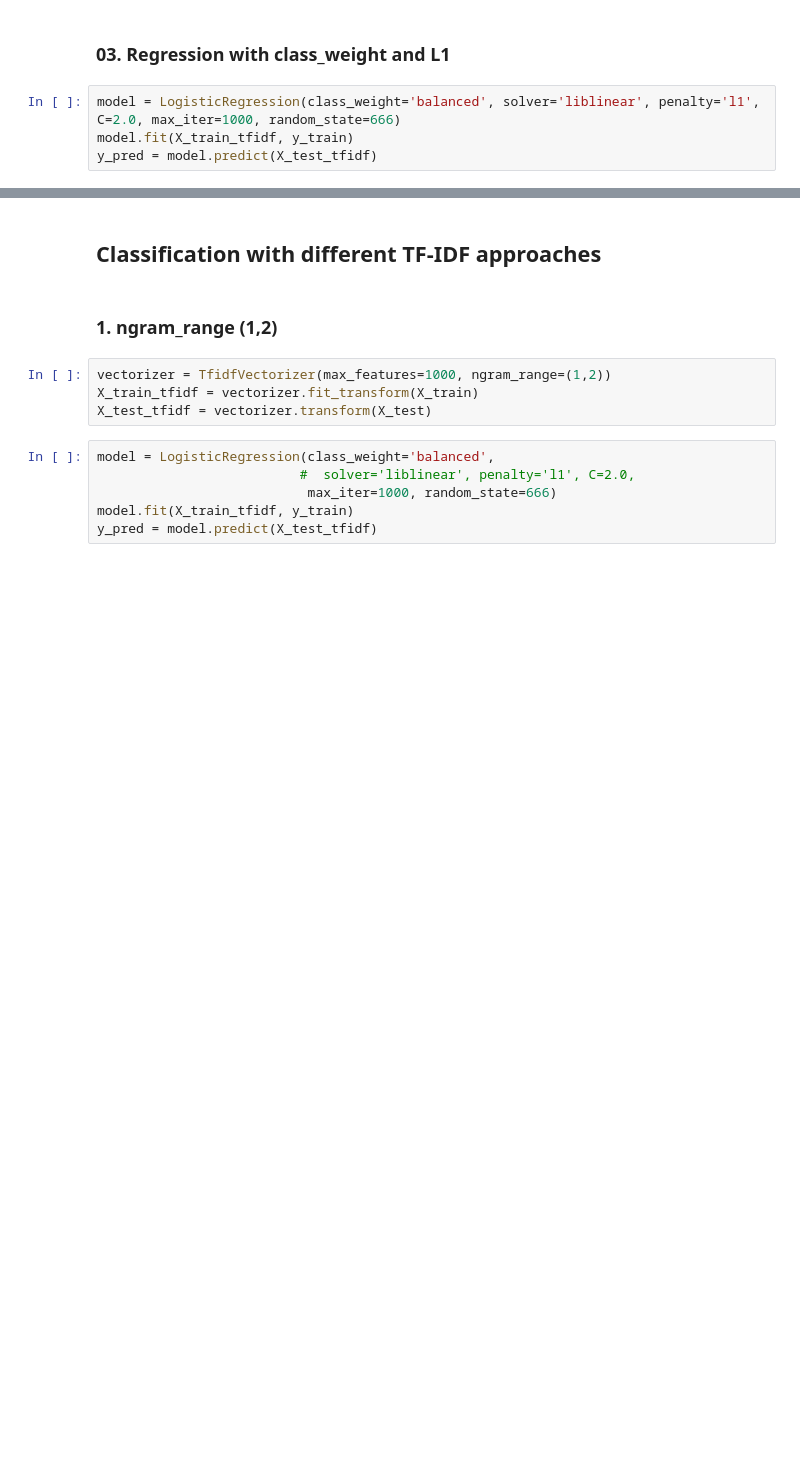
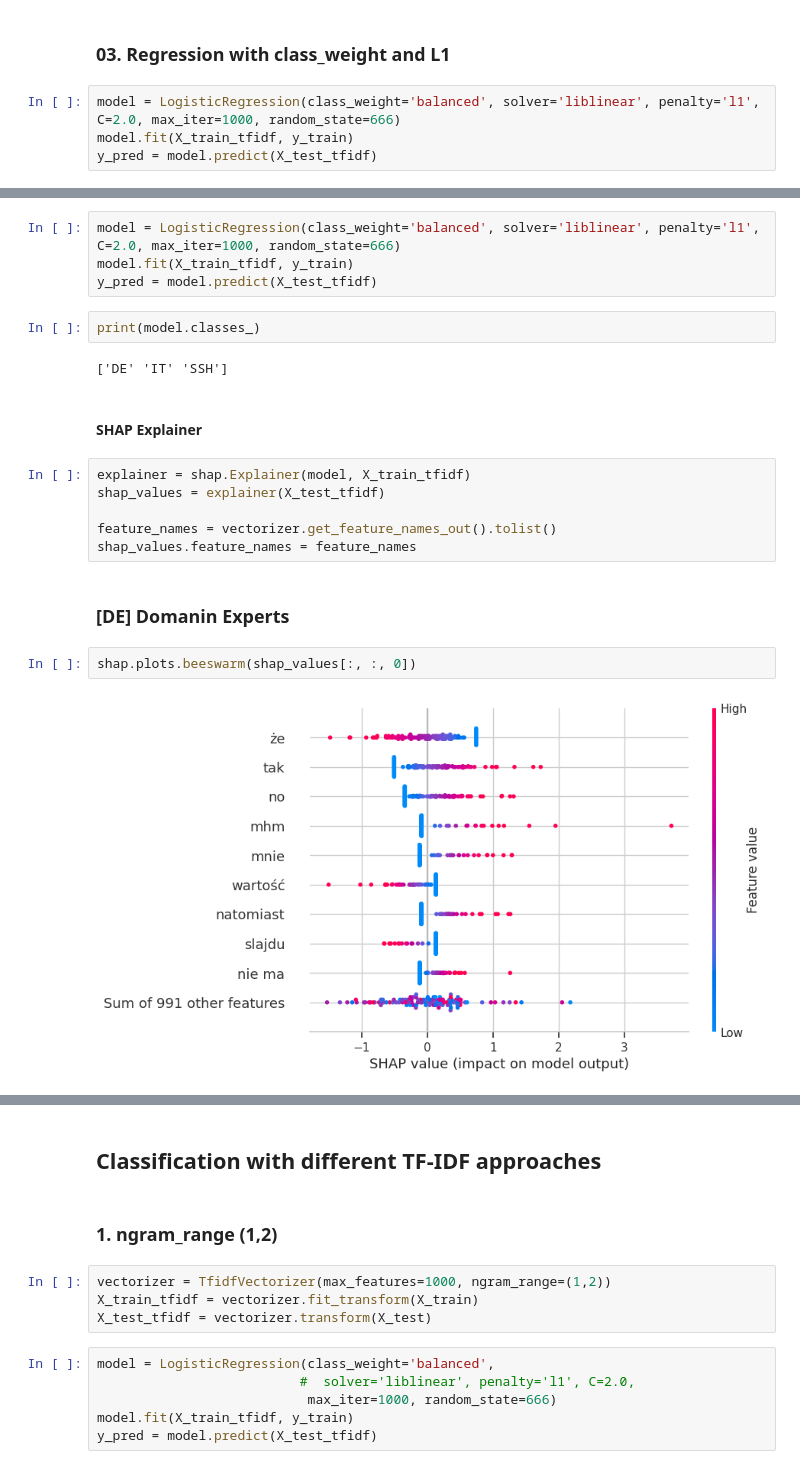
Before and after one commit to LukashWalancik/xaifungi-analysis, a Jupyter notebook: analysis.ipynb, the cells around one changed output, grey strips where cells are left out. Saved outputs shown, nothing was run; the diff lists cells and outputs as text; blank space fills up the shorter version.

```diff
--- a/analysis.ipynb
+++ b/analysis.ipynb
@@ -663,0 +689,22 @@ weighted avg       0.71      0.71      0.71       111
+# %%
+model = LogisticRegression(class_weight='balanced', solver='liblinear', penalty='l1', C=2.0, max_iter=1000, random_state=666)
+model.fit(X_train_tfidf, y_train)
+y_pred = model.predict(X_test_tfidf)
+# %%
+print(model.classes_)
+# %% [output]
+['DE' 'IT' 'SSH']
+# %% [markdown]
+#### SHAP Explainer
+# %%
+explainer = shap.Explainer(model, X_train_tfidf)
+shap_values = explainer(X_test_tfidf)
+
+feature_names = vectorizer.get_feature_names_out().tolist()
+shap_values.feature_names = feature_names
+# %% [markdown]
+### **[DE]** **D**omanin **E**xperts
+# %%
+shap.plots.beeswarm(shap_values[:, :, 0])
+# %% [output]
+[figure, added]
```
Also changed, not shown: parts of 34 cells of this notebook.
